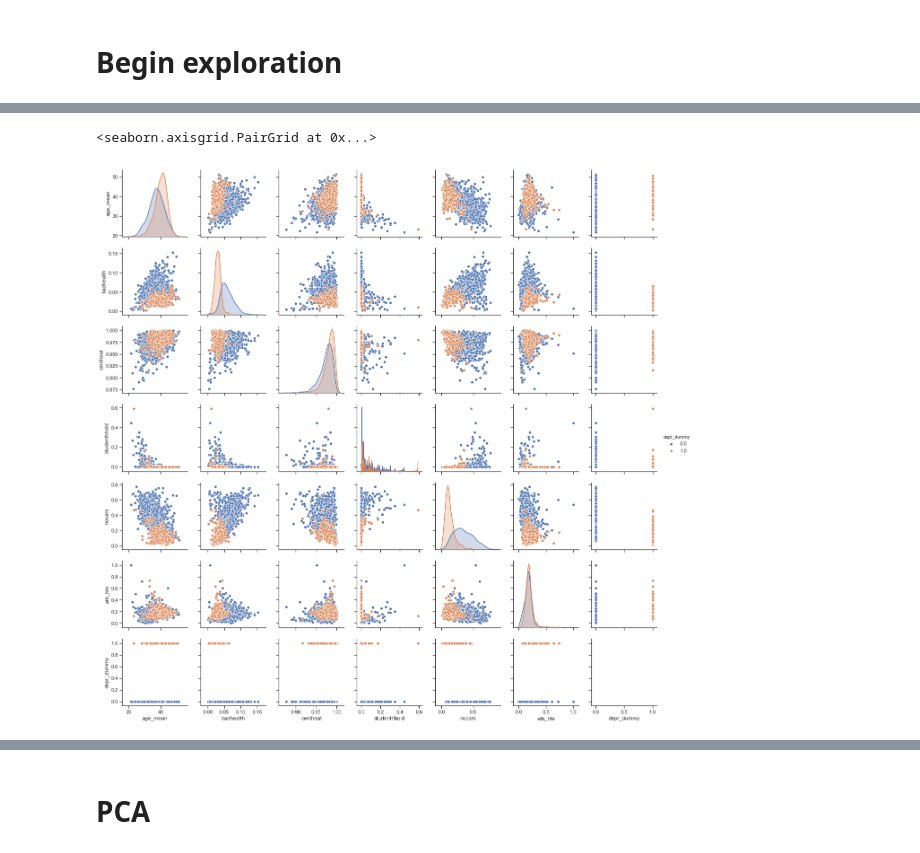
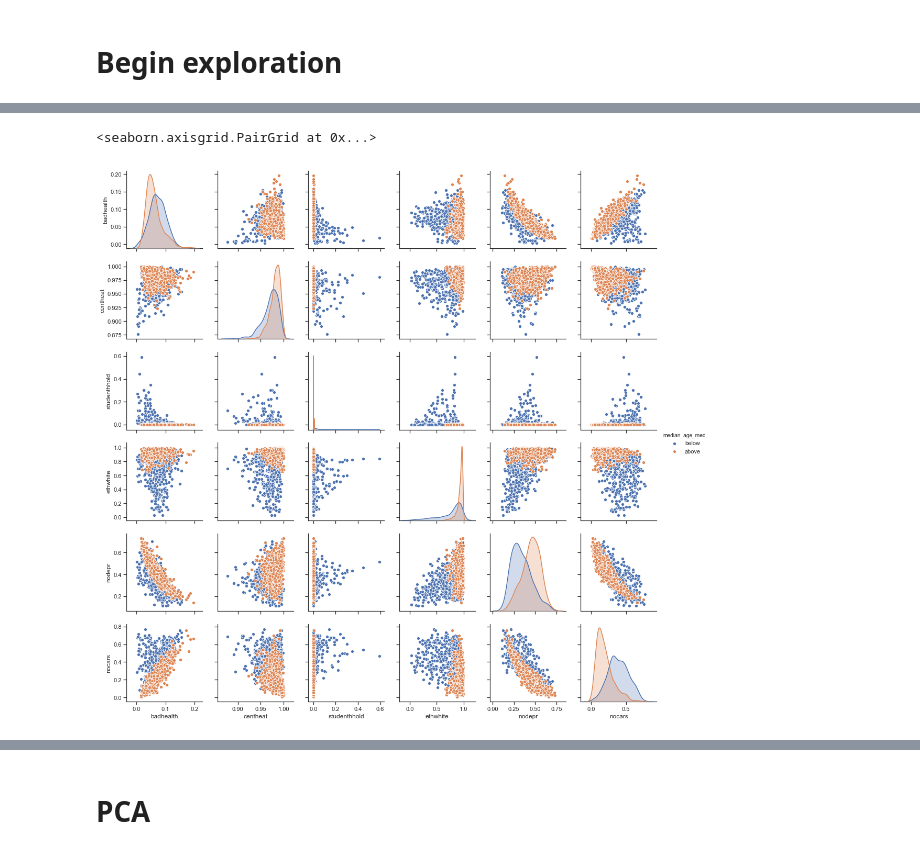
Before and after one commit to lena-kilian/JULV5000M_Liverpool, a Jupyter notebook: Manchester_3_Anlaysis.ipynb, the cells around one changed output, grey strips where cells are left out. Cells and saved outputs as stored; diff of their text form; code cells hidden in the pictures.

```diff
--- a/Manchester_3_Anlaysis.ipynb
+++ b/Manchester_3_Anlaysis.ipynb
@@ -25,5 +25,5 @@ all_data.head()
 # %%
-tokeep = ['age_mean', 'badhealth', 'centheat', 'studenthhold', 'nocars', 'eth_hhi', 'depr_dummy']
+tokeep = ['median_age_med', 'badhealth', 'centheat', 'studenthhold', 'ethwhite', 'nodepr', 'nocars']
 
 man_data = all_data[tokeep]
 # %%
@@ -49,9 +51,9 @@ plt.show()
 # %%
 sns.set(style="ticks")
-sns.pairplot(man_data, hue = 'depr_dummy')
+sns.pairplot(man_data, hue = 'median_age_med')
 # %% [output]
 <seaborn.axisgrid.PairGrid at 0x...>
-[figure, old version]
+[figure, new version]
 # %%
 axsns = plt.subplots(figsize=(15, 15))
 sns.heatmap(man_data.corr(), annot=True, linewidths=.5, cmap="YlGnBu")
```
Also changed, not shown: parts of 40 cells of this notebook, 1 other file.
